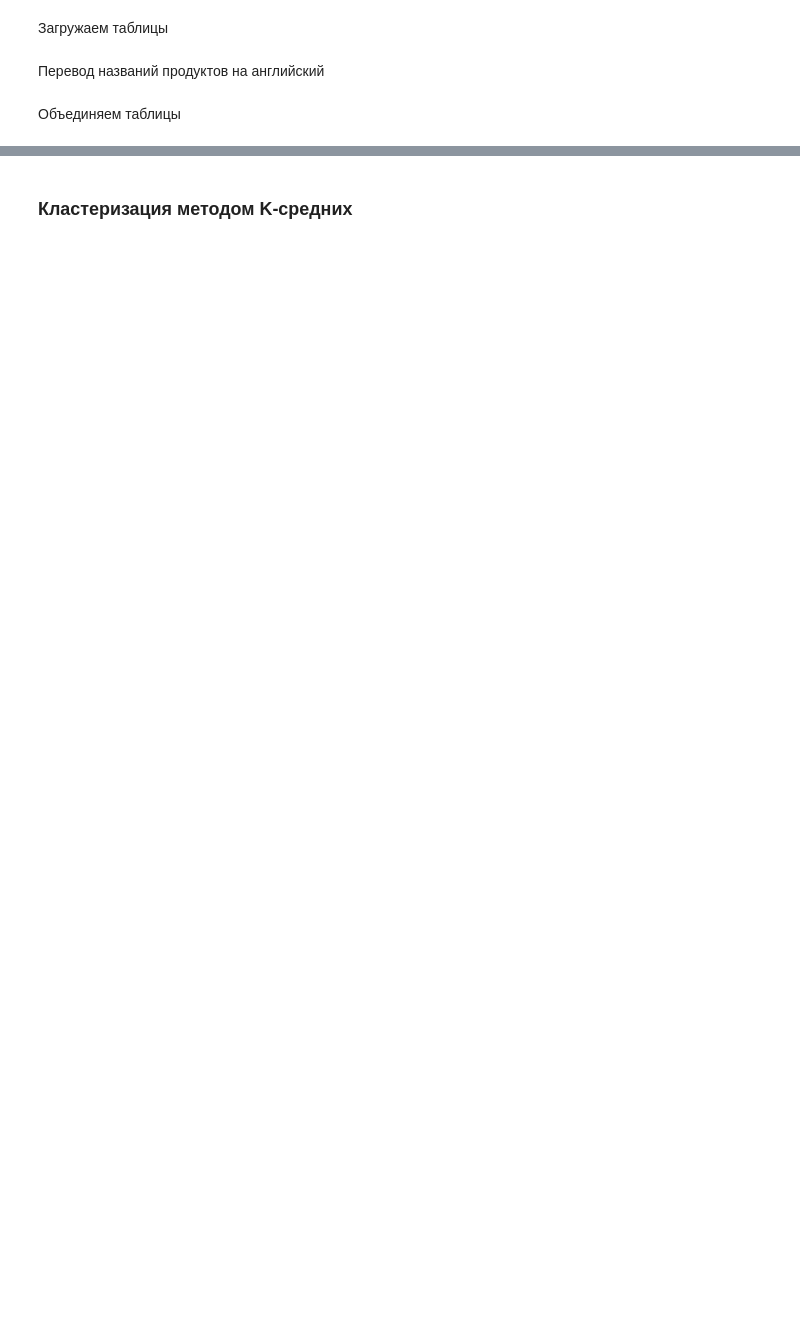
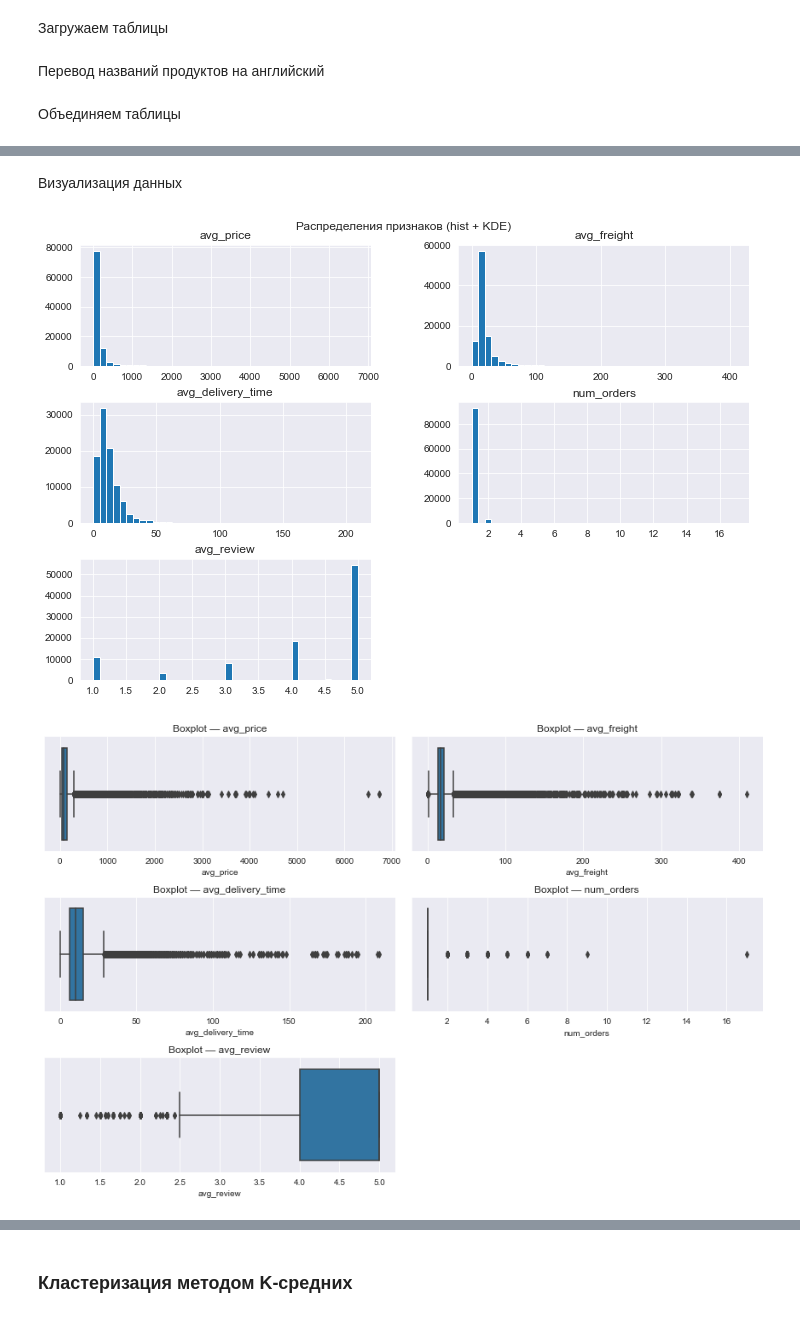
Before and after one commit to Sus-arch/Brazilian-E-Commerce-ML, a Jupyter notebook: clusterization/solution.ipynb, the cells around one changed output, grey strips where cells are left out. Drawn from its saved outputs; the diff is of its cells as text; code cells hidden in the pictures; blank space fills up the shorter version.

```diff
--- a/clusterization/solution.ipynb
+++ b/clusterization/solution.ipynb
@@ -36,3 +34,4 @@ order_items_full = order_items_full.merge(sellers, on='seller_id', how='left')
 orders_full = orders.merge(order_items_full, on='order_id', how='left')
 orders_full = orders_full.merge(customers, on='customer_id', how='left')
 orders_full = orders_full.merge(order_reviews[['order_id','review_score']], on='order_id', how='left')
+df = orders_full
@@ -90,14 +50,16 @@ orders_full['order_delivered_customer_date'].fillna(orders_full['order_delivered
 # %%
-customer_features = orders_full.groupby('customer_id').agg({
-    'price': 'mean',
-    'freight_value': 'mean',
-    'delivery_time_days': 'mean',
-    'order_id': 'nunique',
-    'review_score': 'mean'
-}).rename(columns={
-    'price': 'avg_price',
-    'freight_value': 'avg_freight',
-    'delivery_time_days': 'avg_delivery_time',
-    'order_id': 'num_orders',
-    'review_score': 'avg_review'
+df["delivery_time"] = (pd.to_datetime(df["order_delivered_customer_date"]) -
+                       pd.to_datetime(df["order_purchase_timestamp"])).dt.days
+
+customer_agg = df.groupby("customer_unique_id").agg({
+    "price": "mean",
+    "freight_value": "mean",
+    "delivery_time": "mean",
+    "order_id": "nunique",
+    "review_score": "mean"
 }).reset_index()
+
+customer_agg.columns = ["customer_id", "avg_price", "avg_freight",
+                        "avg_delivery_time", "num_orders", "avg_review"]
+
+customer_agg.head()
@@ -109,0 +73,22 @@ customer_features.describe()
+# %% [markdown]
+Визуализация данных
+# %%
+# список признаков, которые будем визуализировать
+features = ['avg_price', 'avg_freight', 'avg_delivery_time', 'num_orders', 'avg_review']
+
+# Гистограммы + KDE
+customer_agg[features].hist(bins=40, figsize=(12,8), layout=(3,2))
+plt.suptitle("Распределения признаков (hist + KDE)", y=0.92)
+plt.show()
+
+# Boxplots (для выявления выбросов)
+plt.figure(figsize=(12,8))
+for i, col in enumerate(features, 1):
+    plt.subplot(3,2,i)
+    sns.boxplot(x=customer_agg[col])
+    plt.title(f"Boxplot — {col}")
+plt.tight_layout()
+plt.show()
+# %% [output]
+[figure, added]
+[figure, added]
```
Also changed, not shown: parts of 47 cells of this notebook, 1 other file.
